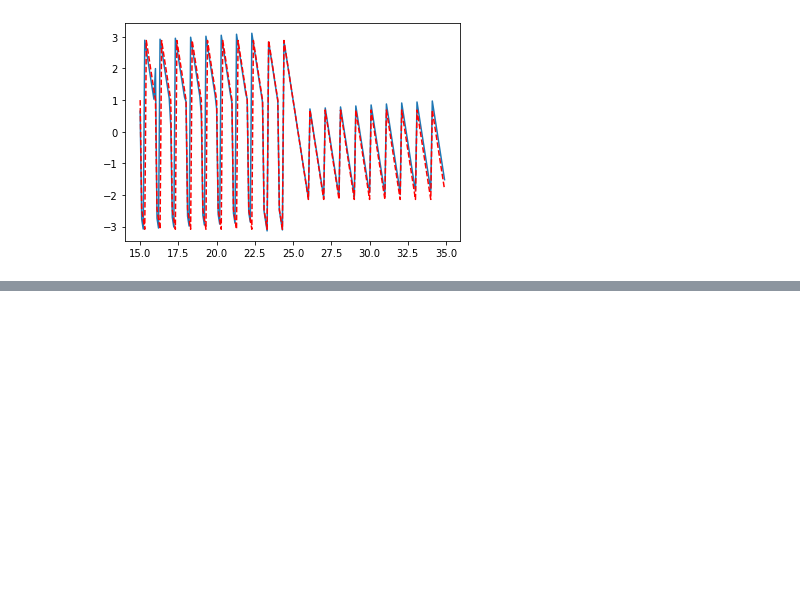
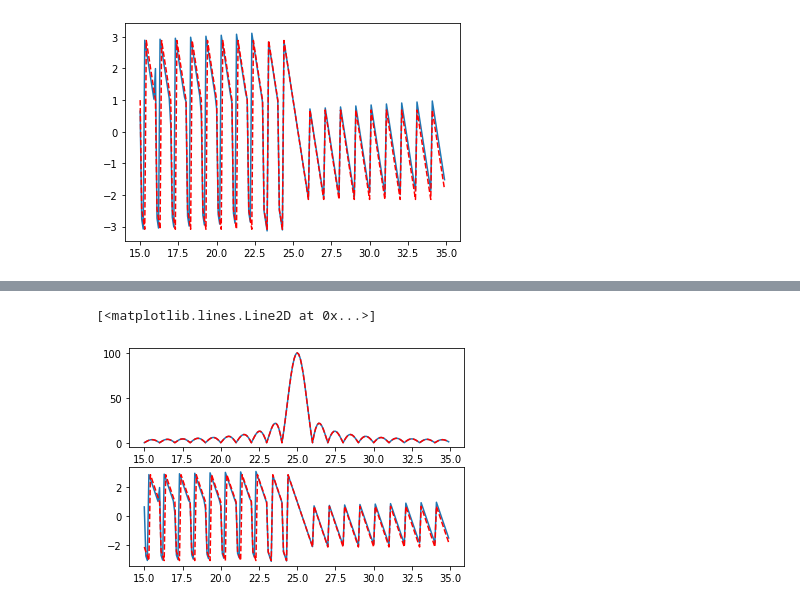
Before and after one commit to icyveins7/pydsproutines, a Jupyter notebook: ToneDirectSpectralReproduction.ipynb, the cells around one changed output, grey strips where cells are left out. Cells and saved outputs as stored; diff of their text form; code cells hidden in the pictures; blank space fills up the shorter version.

Commit message:
implement toneSpectrum in renamed spectralRoutines
cztRoutines renamed to spectralRoutines, removed toneTests.py as the
notebook now has all explanations,tests,plots and examples of
implementation

```diff
--- a/ToneDirectSpectralReproduction.ipynb
+++ b/ToneDirectSpectralReproduction.ipynb
@@ -170,0 +180,12 @@ plt.plot(freqs,theta,'r--')
+# %%
+tonespectrum = toneSpectrum(f0, freqs, fs, N, phi0)
+plt.figure()
+plt.subplot(2,1,1)
+plt.plot(freqs, np.abs(spectrum))
+plt.plot(freqs, np.abs(tonespectrum),'r--')
+plt.subplot(2,1,2)
+plt.plot(freqs, np.angle(spectrum))
+plt.plot(freqs, np.angle(tonespectrum),'r--')
+# %% [output]
+[<matplotlib.lines.Line2D at 0x...>]
+[figure, added]
```
Also changed, not shown: parts of 2 cells of this notebook, 2 other files.
